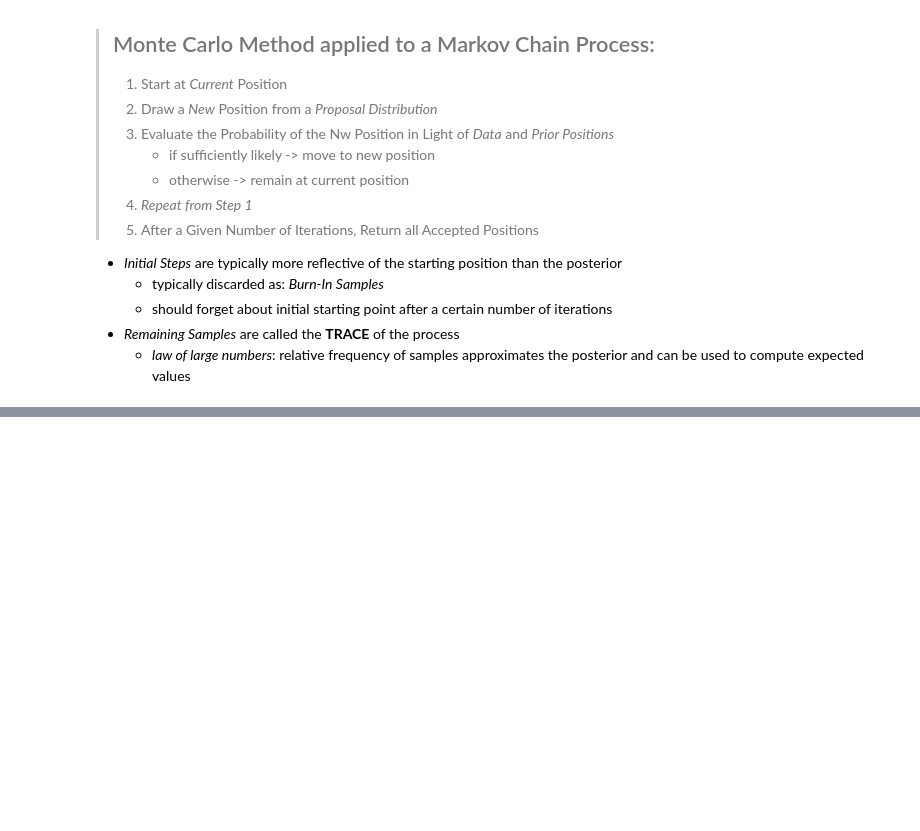
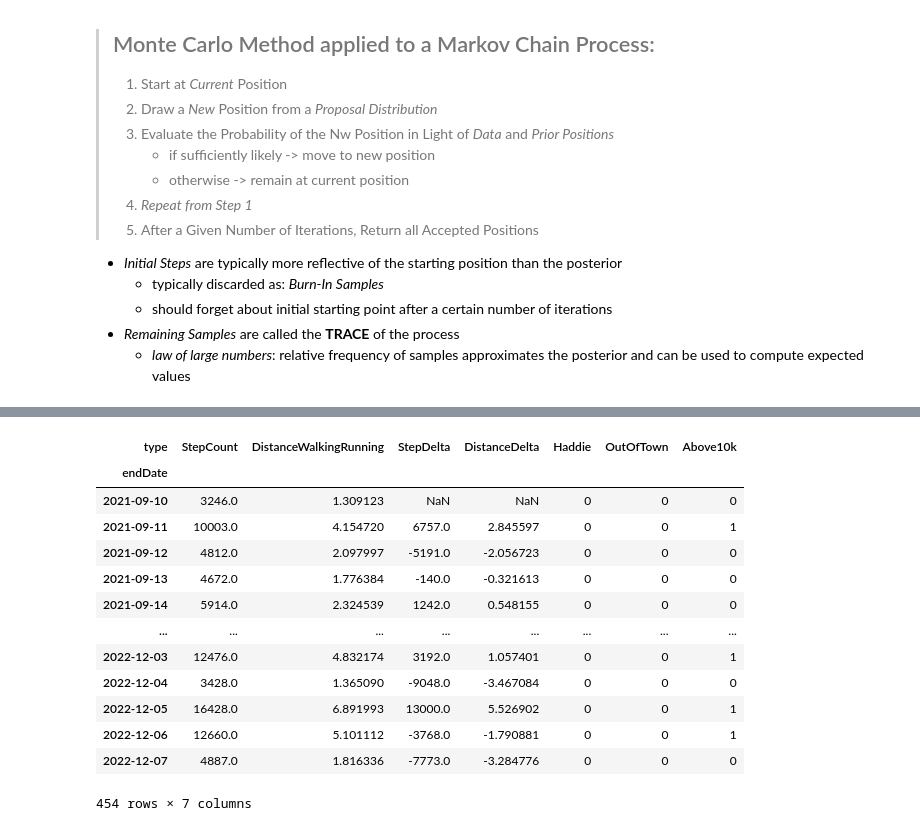
Before and after one commit to bridaniels/ML_Trading_2ndEd, a Jupyter notebook: P2_ML_trading_fundamentals/10_bayesian_ML/06_markov_chain_monte_carlo.ipynb, the cells around one changed output, grey strips where cells are left out. Saved outputs shown, nothing was run; the diff lists cells and outputs as text; code cells hidden in the pictures; blank space fills up the shorter version.

```diff
--- a/P2_ML_trading_fundamentals/10_bayesian_ML/06_markov_chain_monte_carlo.ipynb
+++ b/P2_ML_trading_fundamentals/10_bayesian_ML/06_markov_chain_monte_carlo.ipynb
@@ -45,0 +129,39 @@
+# %%
+# External Data
+# Daily Difference in Walking
+df['StepDelta'] = df['StepCount'].diff()
+df['DistanceDelta'] = df['DistanceWalkingRunning'].diff()
+
+#Synthetic Variables: Not Obtained by Direct Measurement
+# Haddie vs. No Haddie
+df['Haddie'] = 0
+df.loc[(df.index > '20220323'), 'Haddie'] = 1
+
+# Out of Town vs. NYC
+df['OutOfTown'] = 0
+df.loc[(df.index > '20220905') & (df.index < '20220910'), 'OutOfTown'] = 1 #Bermuda
+df.loc[(df.index > '20220712') & (df.index < '20220716'), 'OutOfTown'] = 1 #Dallas-July
+df.loc[(df.index > '20220721') & (df.index < '20220725'), 'OutOfTown'] = 1 #PalmBeach-July
+df.loc[(df.index > '20220519') & (df.index < '20220525'), 'OutOfTown'] = 1 #EDCVegas
+
+# Days Above 10,000 Steps
+df['Above10k'] = 0
+df.loc[(df.StepCount > 10000), 'Above10k'] = 1
+
+
+df
+# %% [output]
+| type | StepCount | DistanceWalkingRunning | StepDelta | DistanceDelta | Haddie | OutOfTown | Above10k |
+| endDate |  |  |  |  |  |  |  |
+| 2021-09-10 | 3246.0 | 1.309123 | NaN | NaN | 0 | 0 | 0 |
+| 2021-09-11 | 10003.0 | 4.154720 | 6757.0 | 2.845597 | 0 | 0 | 1 |
+| 2021-09-12 | 4812.0 | 2.097997 | -5191.0 | -2.056723 | 0 | 0 | 0 |
+| 2021-09-13 | 4672.0 | 1.776384 | -140.0 | -0.321613 | 0 | 0 | 0 |
+| 2021-09-14 | 5914.0 | 2.324539 | 1242.0 | 0.548155 | 0 | 0 | 0 |
+| ... | ... | ... | ... | ... | ... | ... | ... |
+| 2022-12-03 | 12476.0 | 4.832174 | 3192.0 | 1.057401 | 0 | 0 | 1 |
+| 2022-12-04 | 3428.0 | 1.365090 | -9048.0 | -3.467084 | 0 | 0 | 0 |
+| 2022-12-05 | 16428.0 | 6.891993 | 13000.0 | 5.526902 | 0 | 0 | 1 |
+| 2022-12-06 | 12660.0 | 5.101112 | -3768.0 | -1.790881 | 0 | 0 | 1 |
+| 2022-12-07 | 4887.0 | 1.816336 | -7773.0 | -3.284776 | 0 | 0 | 0 |
+454 rows × 7 columns
```
Also changed, not shown: parts of 13 cells of this notebook, 6 other files.
